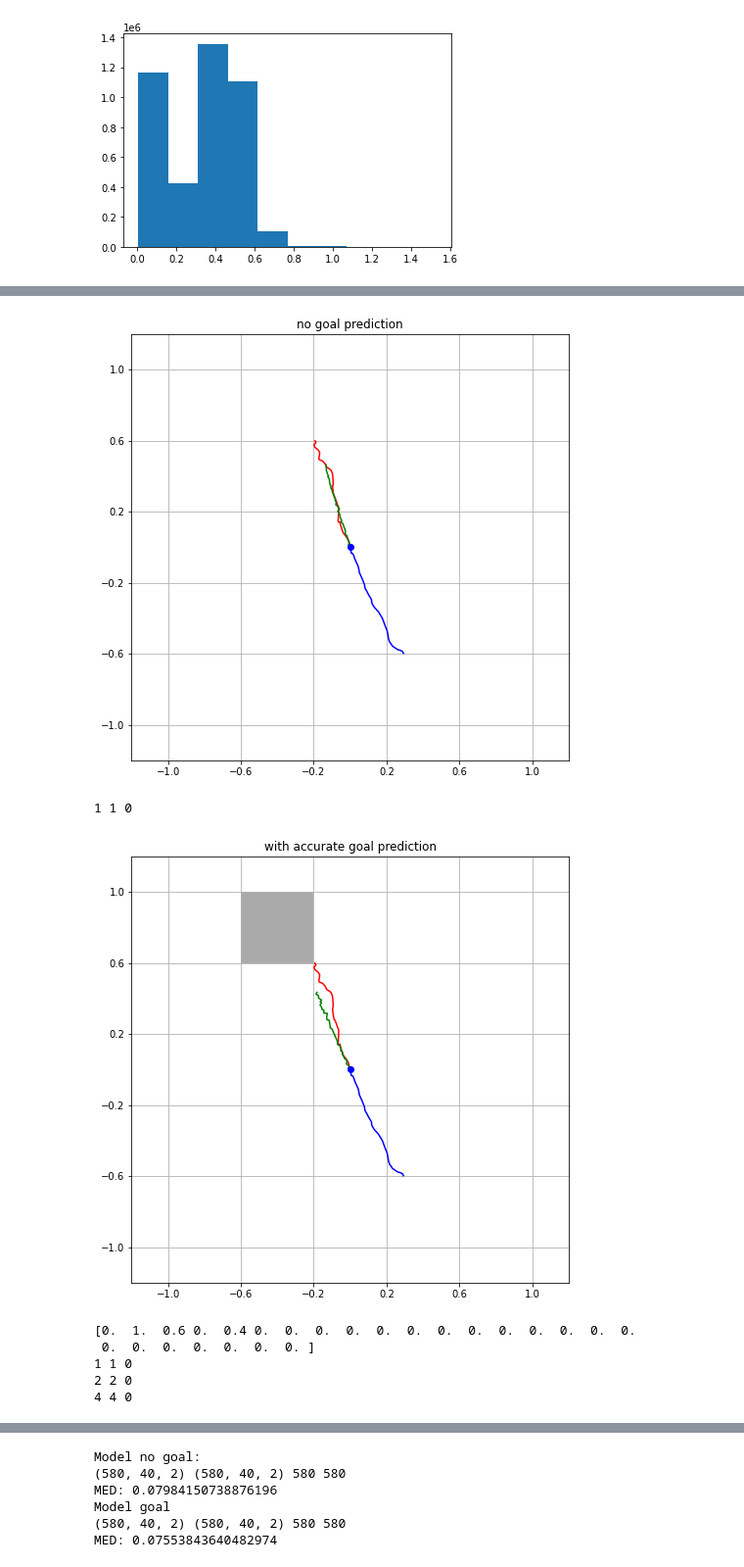
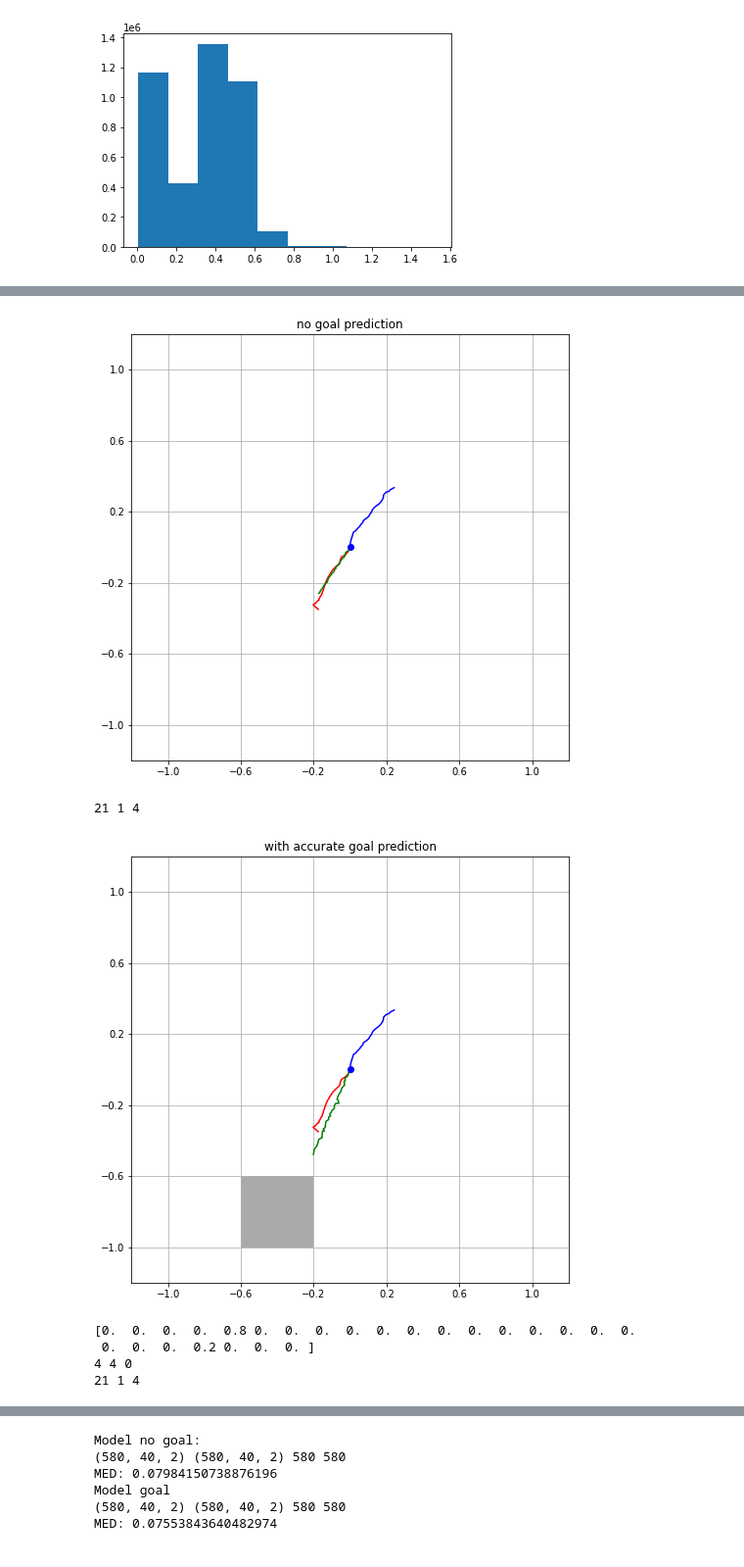
Before and after one commit to lintglitch/trajectory-prediction, a Jupyter notebook: format_training.ipynb, the cells around one changed output, grey strips where cells are left out. Shown at 98% size. Drawn from its saved outputs; the diff is of its cells as text; code cells hidden in the pictures.

```diff
--- a/format_training.ipynb
+++ b/format_training.ipynb
@@ -583,8 +583,8 @@ def draw_path_batch(x, ground_truth, goals=None, prediction_model=None, n=1, ski
 def apply_randomness_to_goal_prediction(goal):
     pass
 # %%
-# file_path = "data/small.csv"
-file_path = "data/atc-20121114.csv"
+file_path = "data/small.csv"
+# file_path = "data/atc-20121114.csv"
 
 df = pd.read_csv(file_path, names=["time", "id", "x", "y", "z", "velocity", "motion_angle", "facing_angle"])
 print(df.head())
@@ -711,28 +698,27 @@ Epoch 10/20
 # %%
 eval_data_x, eval_data_goals, eval_data_y = eval_data
 
 # N = 200
 # draw_path_batch(eval_data_x, eval_data_y, n=1, skip=N, goals=eval_data_goals, prediction_model=model, rnd=False, name="no goal")
 # draw_path_batch(eval_data_goal_x, eval_data_y, n=1, skip=N, goals=eval_data_goals, prediction_model=model_goal, rnd=False, name="with goal")
 # draw_path_batch(eval_data_x, eval_data_y, n=1, skip=N+5, goals=eval_data_goals, prediction_model=model, rnd=False, name="no goal")
 # draw_path_batch(eval_data_goal_x, eval_data_y, n=1, skip=N+5, goals=eval_data_goals, prediction_model=model_goal, rnd=False, name="with goal")
 
 N = 0
 draw_path(eval_data_x[N], eval_data_y[N], prediction_model=model, name="no goal prediction")
 draw_path(eval_data_x[N], eval_data_y[N], eval_data_goals[N], prediction_model=model_goal, name="with accurate goal prediction")
 
 incorrect_goal = eval_data_goals[N].copy()
-incorrect_goal[2] = 0.6
-incorrect_goal[4] = 0.4
+incorrect_goal[21] = 0.2
+incorrect_goal[4] = 0.8
 print(incorrect_goal)
 
-draw_path(eval_data_x[N], eval_data_y[N], incorrect_goal, prediction_model=model_goal, name="with 0.2 inaccurate goal prediction")
+draw_path(eval_data_x[N], eval_data_y[N], incorrect_goal, prediction_model=model_goal, name="with 0.4 inaccurate goal prediction")
 # %% [output]
-[figure, old version]
+[figure, new version]
-1 1 0
+21 1 4
-[figure, old version]
+[figure, new version]
-[0.  1.  0.6 0.  0.4 0.  0.  0.  0.  0.  0.  0.  0.  0.  0.  0.  0.  0.
- 0.  0.  0.  0.  0.  0.  0. ]
-1 1 0
-2 2 0
+[0.  0.  0.  0.  0.8 0.  0.  0.  0.  0.  0.  0.  0.  0.  0.  0.  0.  0.
+ 0.  0.  0.  0.2 0.  0.  0. ]
 4 4 0
+21 1 4
```
Also changed, not shown: parts of 4 cells of this notebook, 8 other files.
